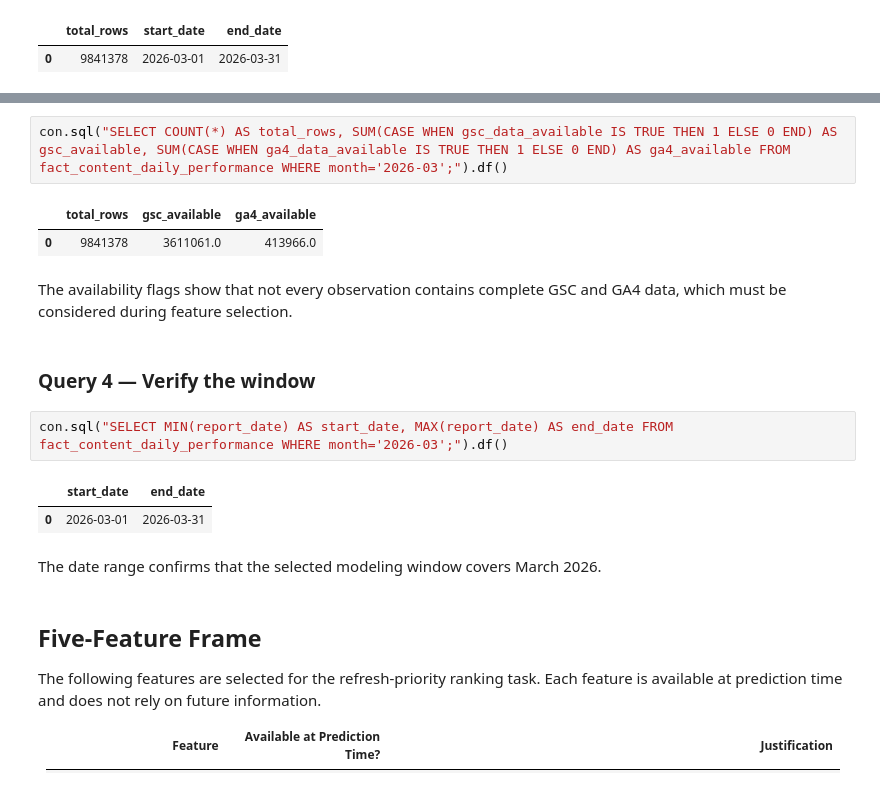
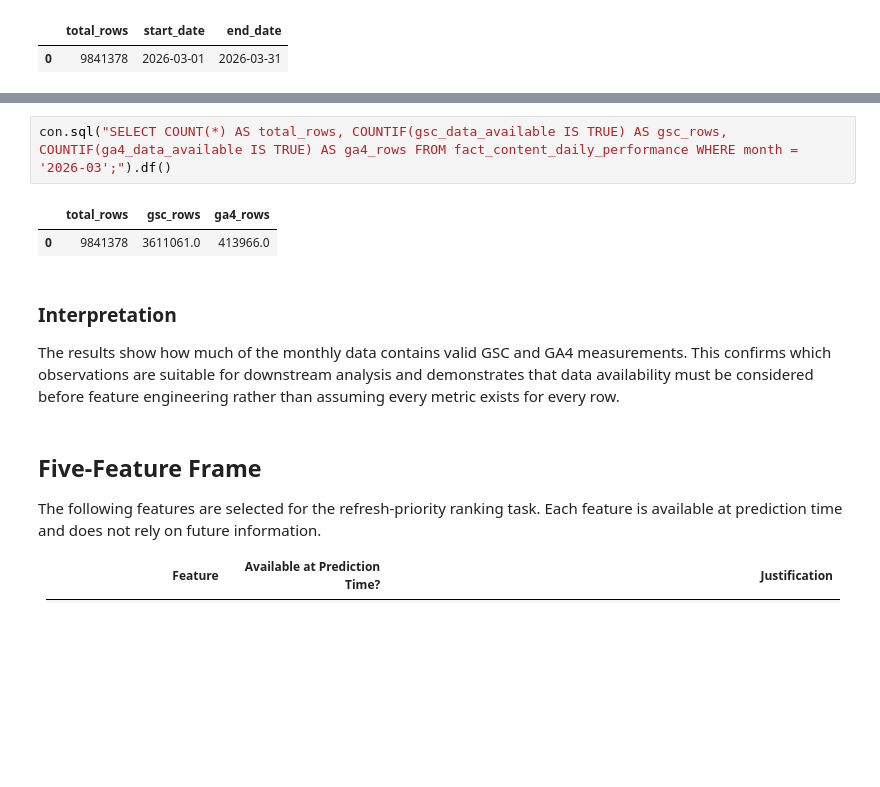
Before and after one commit to Om-codex/flyrank-ml-internship, a Jupyter notebook: work/notebooks/w03_data_contract.ipynb, the cells around one changed output, grey strips where cells are left out. Saved outputs shown, nothing was run; the diff lists cells and outputs as text; blank space fills up the shorter version.

```diff
--- a/work/notebooks/w03_data_contract.ipynb
+++ b/work/notebooks/w03_data_contract.ipynb
@@ -243,19 +248,12 @@ This confirms the number of observations available for the March 2026 modeling w
 # %%
-con.sql("SELECT COUNT(*) AS total_rows, SUM(CASE WHEN gsc_data_available IS TRUE THEN 1 ELSE 0 END) AS gsc_available, SUM(CASE WHEN ga4_data_available IS TRUE THEN 1 ELSE 0 END) AS ga4_available FROM fact_content_daily_performance WHERE month='2026-03';").df()
+con.sql("SELECT COUNT(*) AS total_rows, COUNTIF(gsc_data_available IS TRUE) AS gsc_rows, COUNTIF(ga4_data_available IS TRUE) AS ga4_rows FROM fact_content_daily_performance WHERE month = '2026-03';").df()
 # %% [output]
-|  | total_rows | gsc_available | ga4_available |
+|  | total_rows | gsc_rows | ga4_rows |
 | 0 | 9841378 | 3611061.0 | 413966.0 |
 # %% [markdown]
-The availability flags show that not every observation contains complete GSC and GA4 data, which must be considered during feature selection.
+### Interpretation
+
+The results show how much of the monthly data contains valid GSC and GA4 measurements. This confirms which observations are suitable for downstream analysis and demonstrates that data availability must be considered before feature engineering rather than assuming every metric exists for every row.
-# %% [markdown]
-### **Query 4 — Verify the window**
-# %%
-con.sql("SELECT MIN(report_date) AS start_date, MAX(report_date) AS end_date FROM fact_content_daily_performance WHERE month='2026-03';").df()
-# %% [output]
-|  | start_date | end_date |
-| 0 | 2026-03-01 | 2026-03-31 |
-# %% [markdown]
-The date range confirms that the selected modeling window covers March 2026.
 # %% [markdown]
 ## Five-Feature Frame
 
```
Also changed, not shown: parts of 15 cells of this notebook.
